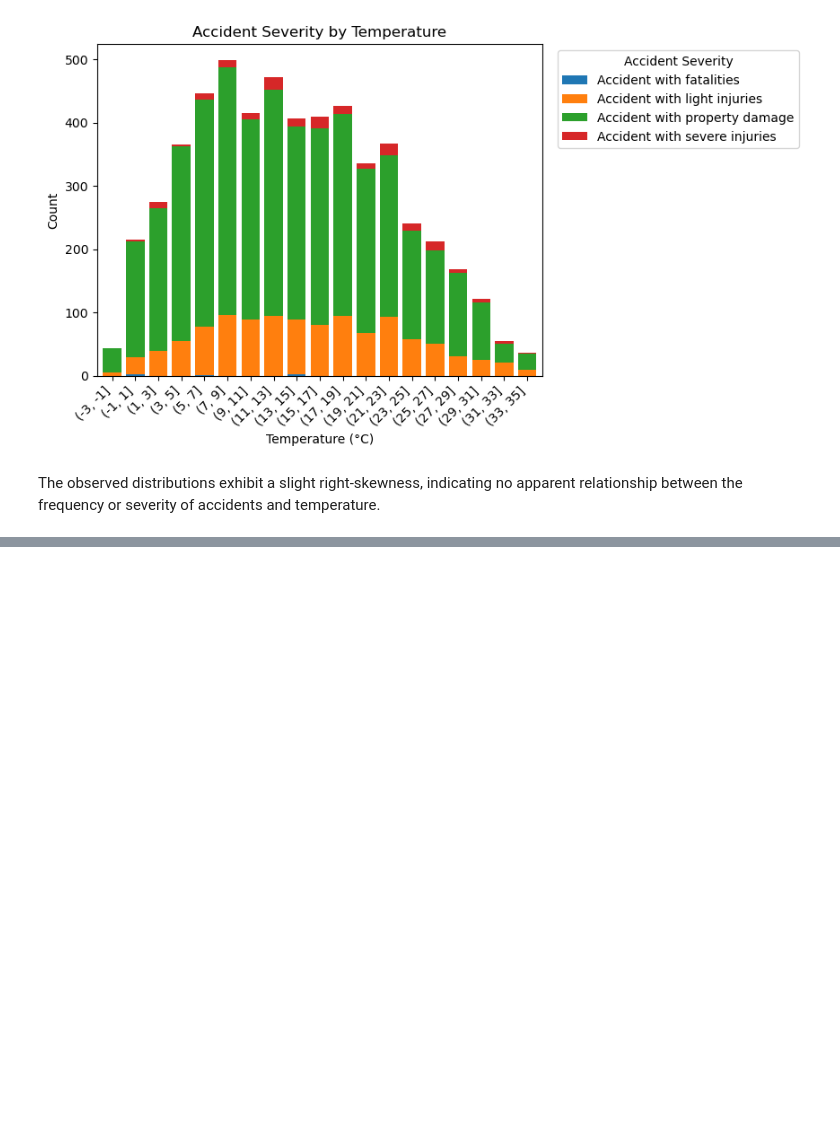
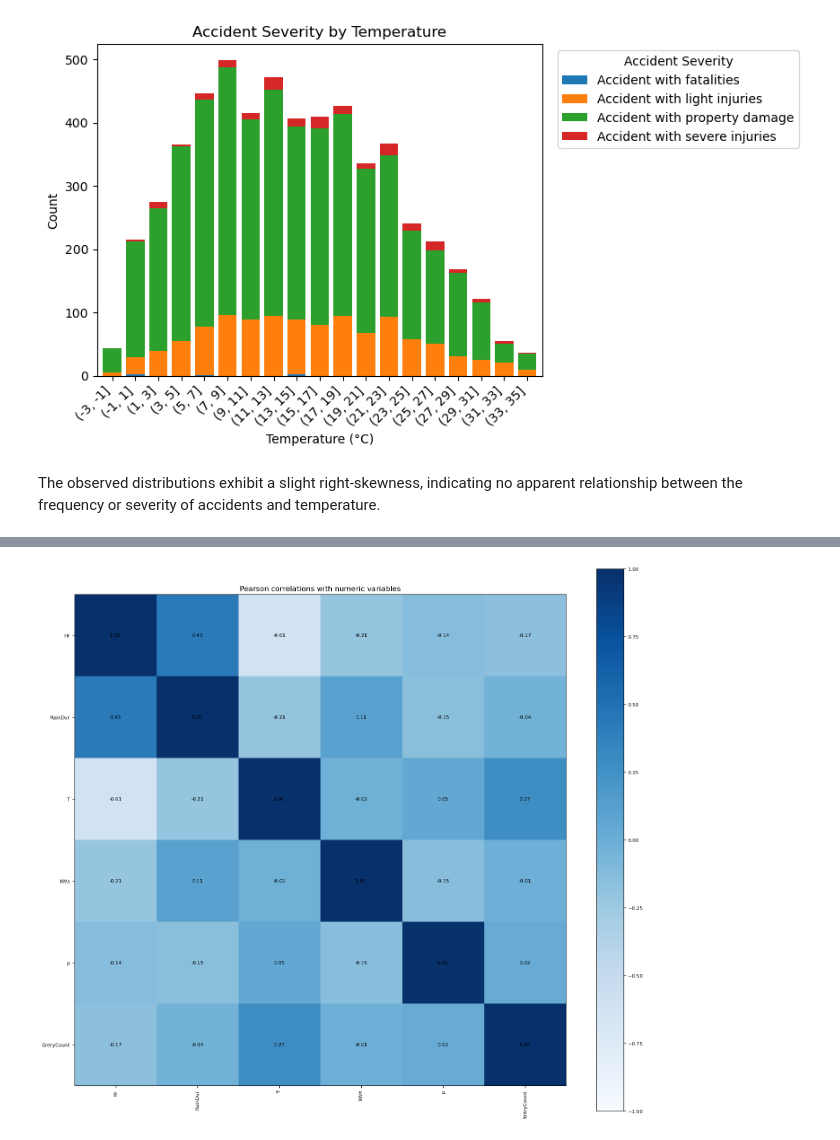
Before and after one commit to merclehoczky/HealthDataChallenge, a Jupyter notebook: output/HDC_Lehoczky.ipynb, the cells around one changed output, grey strips where cells are left out. Cells and saved outputs as stored; diff of their text form; code cells hidden in the pictures; blank space fills up the shorter version.

```diff
--- a/output/HDC_Lehoczky.ipynb
+++ b/output/HDC_Lehoczky.ipynb
@@ -573,6 +590,7 @@ df_19['Is_RushHour'] = df_19['AccidentHour'].isin(rushhour)
 # %%
 # Indicate rain
 df_19['Is_Rainy'] = np.where(df_19['RainDur'] != 0, "True", "False")
+df_19['Is_Rainy'] = df_19['RainDur'].astype(bool)
 # %% [markdown]
 #### Indicate windy hours
 # %%
@@ -970,0 +1125,23 @@ The observed distributions exhibit a slight right-skewness, indicating no appare
+# %%
+# Select only numeric variables for Pearson correlation
+numeric_variables = df_select.select_dtypes(include=[np.number])
+
+# Compute Pearson correlation matrix
+pearson_matrix = numeric_variables.corr(method='pearson')
+
+# Plot Pearson correlation matrix
+fig, ax = plt.subplots(figsize=(18, 16))
+cax = ax.imshow(pearson_matrix.values, interpolation='nearest', cmap='Blues', vmin=-1, vmax=1)
+ax.set_xticks(ticks=range(len(pearson_matrix.columns)))
+ax.set_xticklabels(pearson_matrix.columns, rotation=90)
+ax.set_yticks(ticks=range(len(pearson_matrix.columns)))
+ax.set_yticklabels(pearson_matrix.columns)
+ax.tick_params(axis="both", labelsize=8)
+fig.colorbar(cax).ax.tick_params(labelsize=8)
+for (x, y), t in np.ndenumerate(pearson_matrix):
+    ax.text(y, x, "{:.2f}".format(t), ha='center', va='center', fontsize=8)
+
+plt.title('Pearson correlations with numeric variables')
+plt.show()
+# %% [output]
+[figure, added]
```
Also changed, not shown: parts of 65 cells of this notebook, 2 other files.
